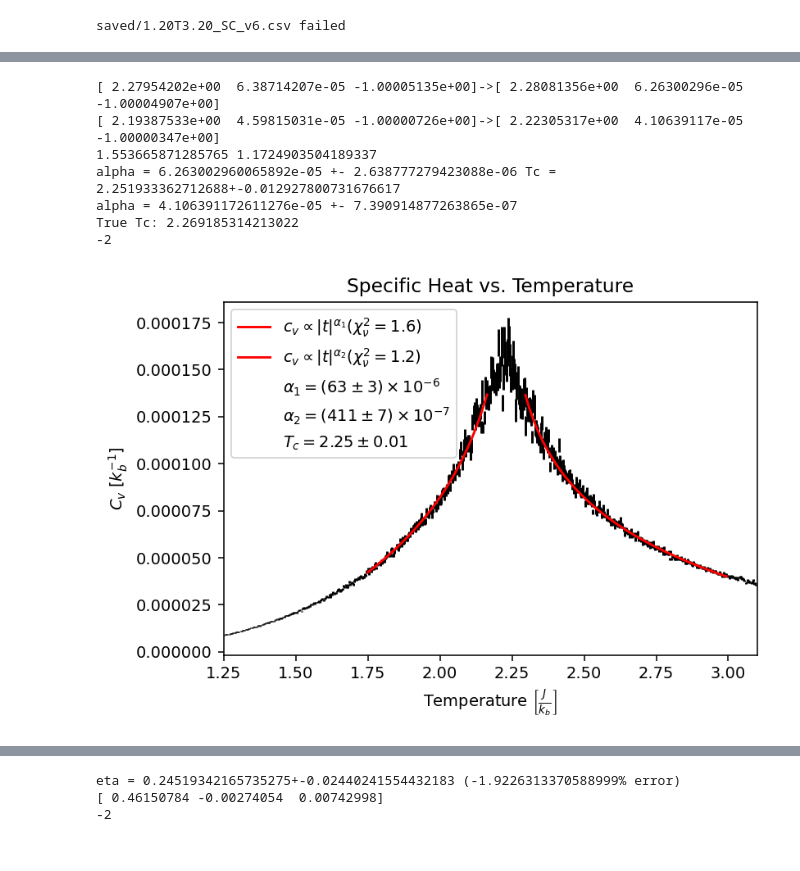
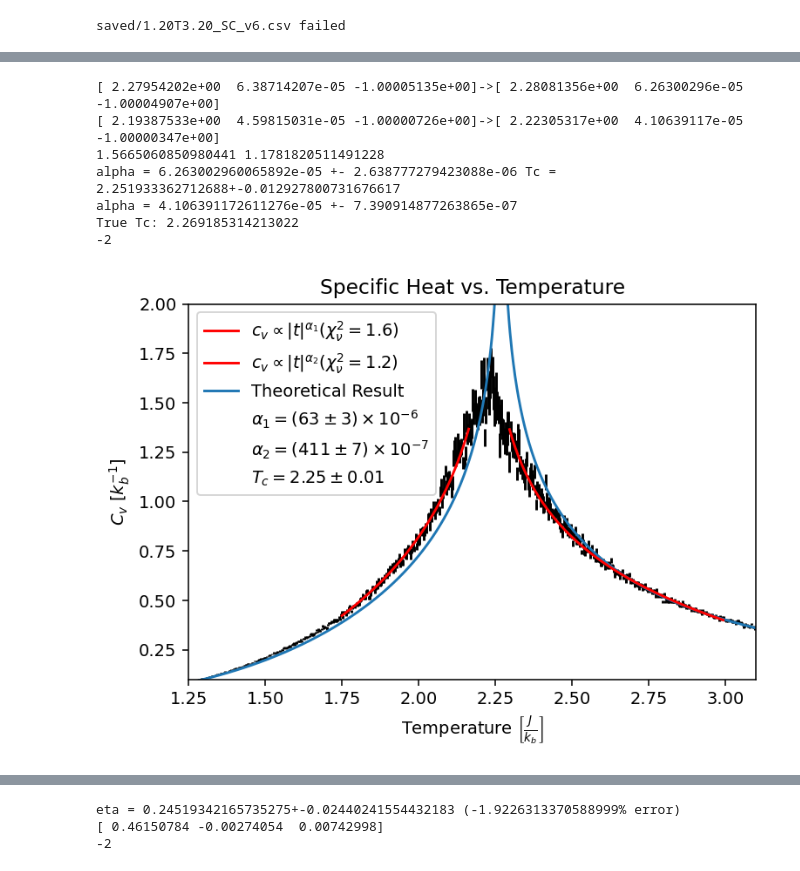
Before and after one commit to gfitez/ising, a Jupyter notebook: analyze2.ipynb, the cells around one changed output, grey strips where cells are left out. Cells and saved outputs as stored; diff of their text form; code cells hidden in the pictures.

Commit message:
tight layout

```diff
--- a/analyze2.ipynb
+++ b/analyze2.ipynb
@@ -8,6 +8,8 @@ from scipy.optimize import curve_fit
 import matplotlib.patches as mpatches
 from scipy.special import ellipk
 from scipy.integrate import quad
+
+GRIDLENGTH=100
 
 #plt.rcParams['figure.figsize'] = [6, 4]
 plt.rcParams['figure.dpi'] = 140
@@ -52,5 +54,19 @@ def calcRChiSq(observations, errs, predicted, dof):
     residuals=(observations-predicted)
 
     return np.sum(residuals**2/variances)/(len(observations)-dof)
+
+def Kappa(T):
+  return 2*np.sinh(2/T)/(np.cosh(2/T))**2
+
+def K1(T):
+  return ellipk(Kappa(T)**2)
+
+def E(T):
+  return -2*np.tanh(2/T)-(((np.sinh(2/T))**2-1)/(np.sinh(2/T)*np.cosh(2/T)))*(2*K1(T)/np.pi-1)
+
+def CvTheory(temps, spacing):
+  energies=E(temps)
+  cv_array=np.gradient(energies, spacing)
+  return cv_array
 # %% [output]
 saved/1.20T3.20_SC_v6.csv failed
@@ -57,18 +88,5 @@ saved/1.20T3.20_SC_v6.csv failed
 # %%
-#THEORETICAL CALCULATIONS
-def Kappa(T):
-  return 2*np.sinh(2/T)/(np.cosh(2/T))**2
 
-def K1(T):
-  return ellipk(Kappa(T))
-
-def E(T):
-  return -2*np.tanh(1/T)-(((np.sinh(2/T))**2-1)/(np.sinh(2/T)*np.cosh(2/T)))*(2*K1(T)/np.pi-1)
-
-def CvTheory(temps, spacing):
-  energies=E(temps)
-  cv_array=np.gradient(energies, spacing)
-  return cv_array
 
 
 #EXPERIMENTAL CALCULATIONS
@@ -76,7 +94,7 @@ def CvTheory(temps, spacing):
 EMMean["Cv"]=EMMean["Temp"]**-2*EMMean["E_std"]**2
 EMErr["Cv"]=2*EMMean["Temp"]**-2*EMMean["E_std"]*EMErr["E_std"]
 
-plt.errorbar(EMMean["Temp"], EMMean["Cv"], yerr=EMErr["Cv"], color="k", linestyle="")
+plt.errorbar(EMMean["Temp"], 10000*EMMean["Cv"], yerr=EMErr["Cv"]*10000, color="k", linestyle="")
 
 
 leftMin=1.75
@@ -106,14 +124,15 @@ rpopt, rpcov = curve_fit(spike,EMMean["Temp"][rightMinI:rightMaxI],EMMean["Cv"][
 print(f"{lpopt0}->{lpopt}")
 print(f"{rpopt0}->{rpopt}")
 
-rChiSql=calcRChiSq(EMMean["Cv"][leftMinI:leftMaxI],EMErr["Cv"][leftMinI:leftMaxI],spike(EMMean["Temp"][leftMinI:leftMaxI],*lpopt),3)
-rChiSqr=calcRChiSq(EMMean["Cv"][rightMinI:rightMaxI],EMErr["Cv"][rightMinI:rightMaxI],spike(EMMean["Temp"][rightMinI:rightMaxI],*rpopt),3)
+rChiSql=calcRChiSq(EMMean["Cv"][leftMinI:leftMaxI],EMErr["Cv"][leftMinI:leftMaxI],spike(EMMean["Temp"][leftMinI:leftMaxI],*lpopt),4)
+rChiSqr=calcRChiSq(EMMean["Cv"][rightMinI:rightMaxI],EMErr["Cv"][rightMinI:rightMaxI],spike(EMMean["Temp"][rightMinI:rightMaxI],*rpopt),4)
 
-plt.plot(EMMean["Temp"][leftMinI:leftMaxI],spike(EMMean["Temp"][leftMinI:leftMaxI],*lpopt), zorder=20, color="r", label=f"$c_v \propto |t|^{{\\alpha_1}}  (\chi_\\nu^2 = {round(rChiSql,1)})$ ")
-plt.plot(EMMean["Temp"][rightMinI:rightMaxI],spike(EMMean["Temp"][rightMinI:rightMaxI],*rpopt), zorder=20, color="r", label=f"$c_v \propto |t|^{{\\alpha_2}}  (\chi_\\nu^2 = {round(rChiSqr,1)})$")
+plt.plot(EMMean["Temp"][leftMinI:leftMaxI],10000*spike(EMMean["Temp"][leftMinI:leftMaxI],*lpopt), zorder=20, color="r", label=f"$c_v \propto |t|^{{\\alpha_1}}  (\chi_\\nu^2 = {round(rChiSql,1)})$ ")
+plt.plot(EMMean["Temp"][rightMinI:rightMaxI],10000*spike(EMMean["Temp"][rightMinI:rightMaxI],*rpopt), zorder=20, color="r", label=f"$c_v \propto |t|^{{\\alpha_2}}  (\chi_\\nu^2 = {round(rChiSqr,1)})$")
 
 
-
+xs=np.linspace(1.25,3.1,1000)
+plt.plot(xs,CvTheory(xs,(3.1-1.25)/1000), label = "Theoretical Result")
 
 
 print(rChiSql,rChiSqr)
@@ -122,38 +141,40 @@ predTc = (lpopt[0]+rpopt[0])/2
 predTcErr = (np.sqrt(lpcov[0][0])+np.sqrt(rpcov[1][1]))
 
 print(f"alpha = {lpopt[1]} +- {np.sqrt(lpcov[1][1])} Tc = {predTc}+-{predTcErr}")
 print(f"alpha = {rpopt[1]} +- {np.sqrt(rpcov[1][1])} ")
 print(f"True Tc: {trueTc}")
 
 
 handles, labels = plt.gca().get_legend_handles_labels() # get existing handles and labels
 empty_patch = mpatches.Patch(color='none', label='') # create a patch with no color
 handles+=[empty_patch]*4  # add new patches and labels to list
 labels.append(f"$\\alpha_1 = {formatErr(lpopt[1],np.sqrt(lpcov[1][1]))}$")
 labels.append(f"$\\alpha_2 = {formatErr(rpopt[1],np.sqrt(rpcov[1][1]))}$")
 labels.append(f"$T_{{c}} = {formatErr(predTc,predTcErr,exponent=False)}$")
 
 plt.xlabel("Temperature $\\left[\\frac{J}{k_b}\\right]$")
 plt.ylabel("$C_v$ [$k_b^{-1}$]")
 plt.legend(handles,labels)
 plt.title("Specific Heat vs. Temperature")
-plt.savefig("alpha.png")
+
 plt.xlim(1.25,3.1)
 
 
-#xs=np.linspace(1.25,3.1,1000)
-#plt.plot(xs,CvTheory(xs,(3.1-1.25)/1000))
 
+
+plt.ylim(0.1,2)
+plt.savefig("alpha.png")
+plt.tight_layout()
 plt.show()
 # %% [output]
 [ 2.27954202e+00  6.38714207e-05 -1.00005135e+00]->[ 2.28081356e+00  6.26300296e-05 -1.00004907e+00]
 [ 2.19387533e+00  4.59815031e-05 -1.00000726e+00]->[ 2.22305317e+00  4.10639117e-05 -1.00000347e+00]
-1.553665871285765 1.1724903504189337
+1.5665060850980441 1.1781820511491228
 alpha = 6.263002960065892e-05 +- 2.638777279423088e-06 Tc = 2.251933362712688+-0.012927800731676617
 alpha = 4.106391172611276e-05 +- 7.390914877263865e-07
 True Tc: 2.269185314213022
 -2
-[figure, old version]
+[figure, new version]
 # %%
 
 
```
Also changed, not shown: parts of 6 cells of this notebook, 1 other file.
